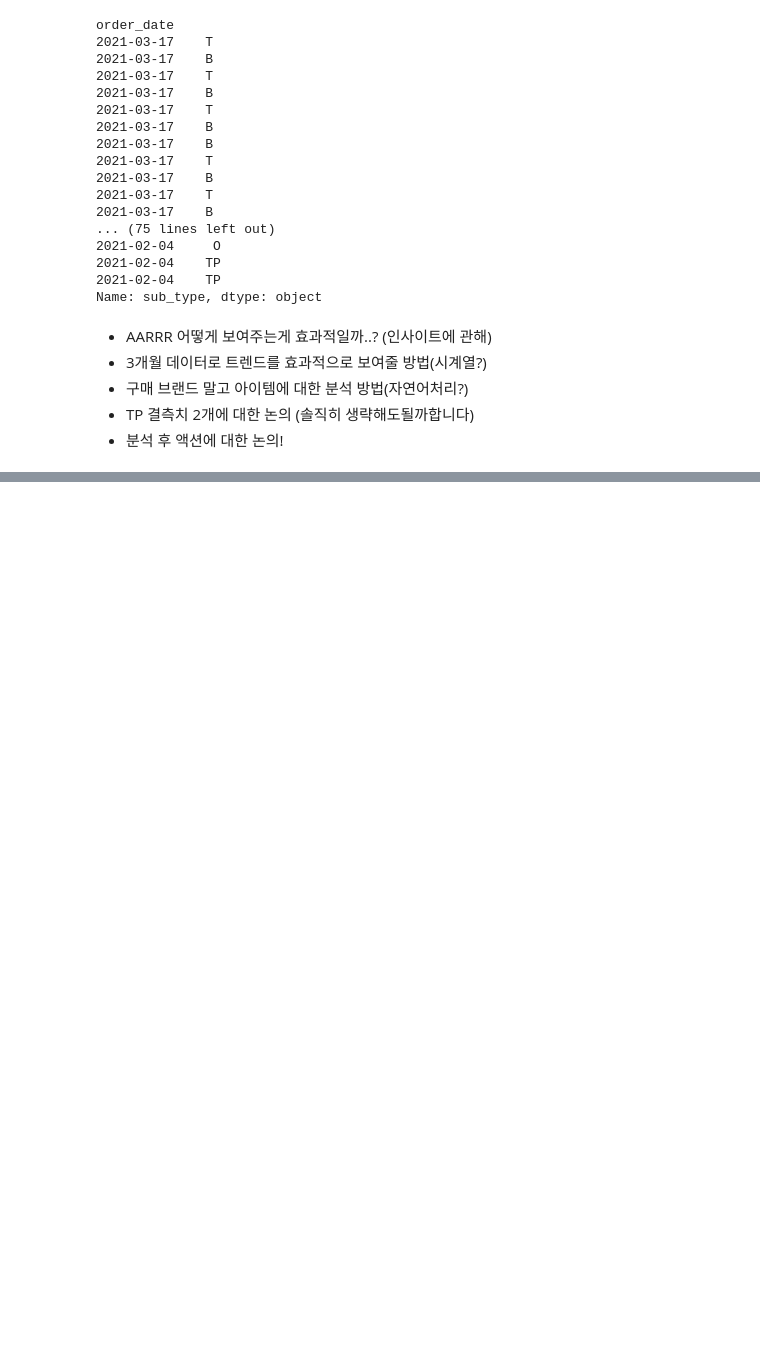
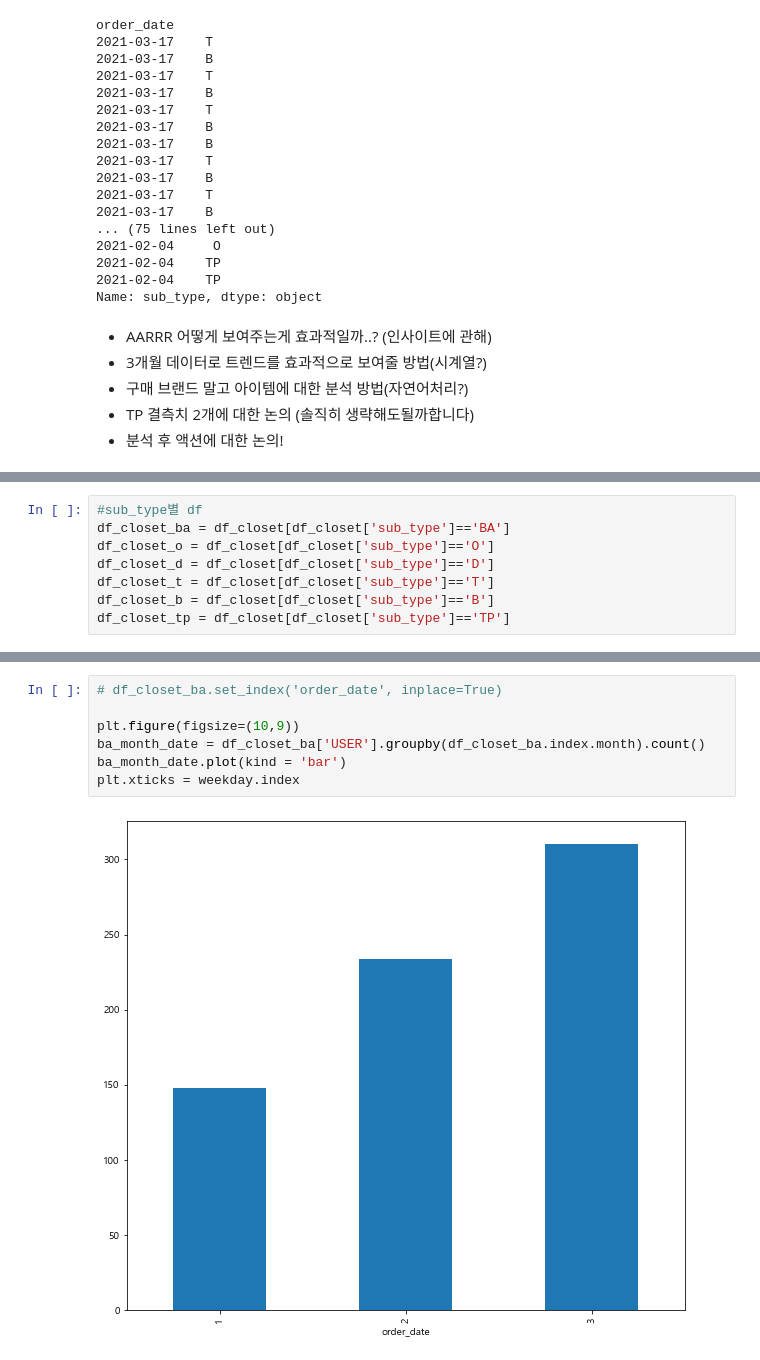
Before and after one commit to ilikeinow12/team2_wanted_onboarding, a Jupyter notebook: P3_오병훈/클로젯셰어_EDA.ipynb, the cells around one changed output, grey strips where cells are left out. Cells and saved outputs as stored; diff of their text form; blank space fills up the shorter version.

```diff
--- a/P3_오병훈/클로젯셰어_EDA.ipynb
+++ b/P3_오병훈/클로젯셰어_EDA.ipynb
@@ -607,0 +647,8 @@ Name: sub_type, dtype: object
+# %%
+#sub_type별 df
+df_closet_ba = df_closet[df_closet['sub_type']=='BA']
+df_closet_o = df_closet[df_closet['sub_type']=='O']
+df_closet_d = df_closet[df_closet['sub_type']=='D']
+df_closet_t = df_closet[df_closet['sub_type']=='T']
+df_closet_b = df_closet[df_closet['sub_type']=='B']
+df_closet_tp = df_closet[df_closet['sub_type']=='TP']
@@ -607,0 +705,9 @@ Name: sub_type, dtype: object
+# %%
+# df_closet_ba.set_index('order_date', inplace=True)
+
+plt.figure(figsize=(10,9))
+ba_month_date = df_closet_ba['USER'].groupby(df_closet_ba.index.month).count()
+ba_month_date.plot(kind = 'bar')
+plt.xticks = weekday.index
+# %% [output]
+[figure, added]
```
Also changed, not shown: parts of 26 cells of this notebook.
